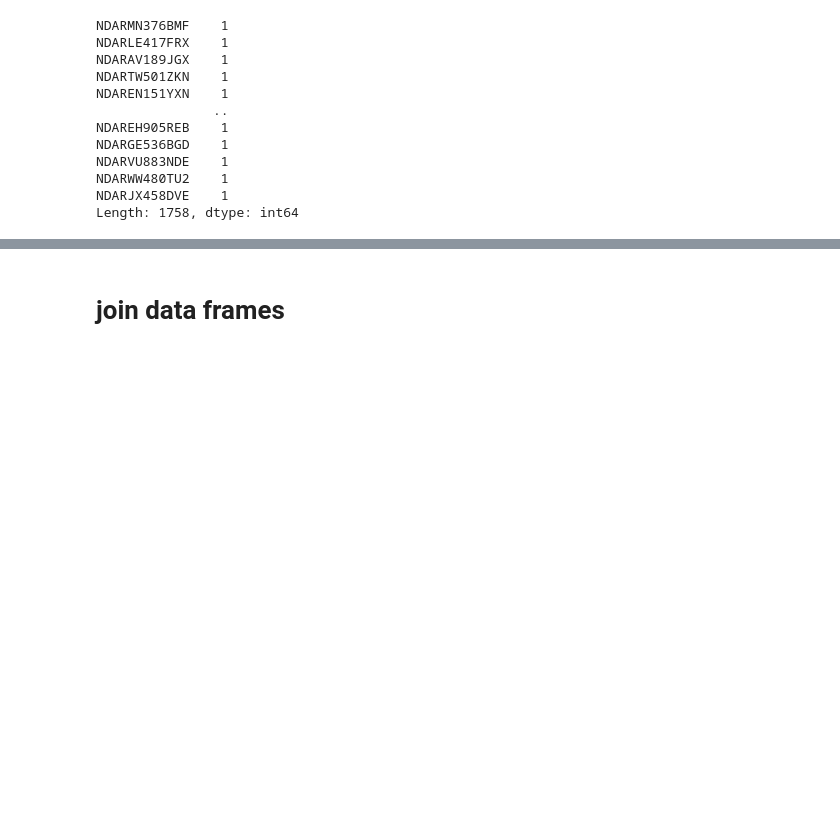
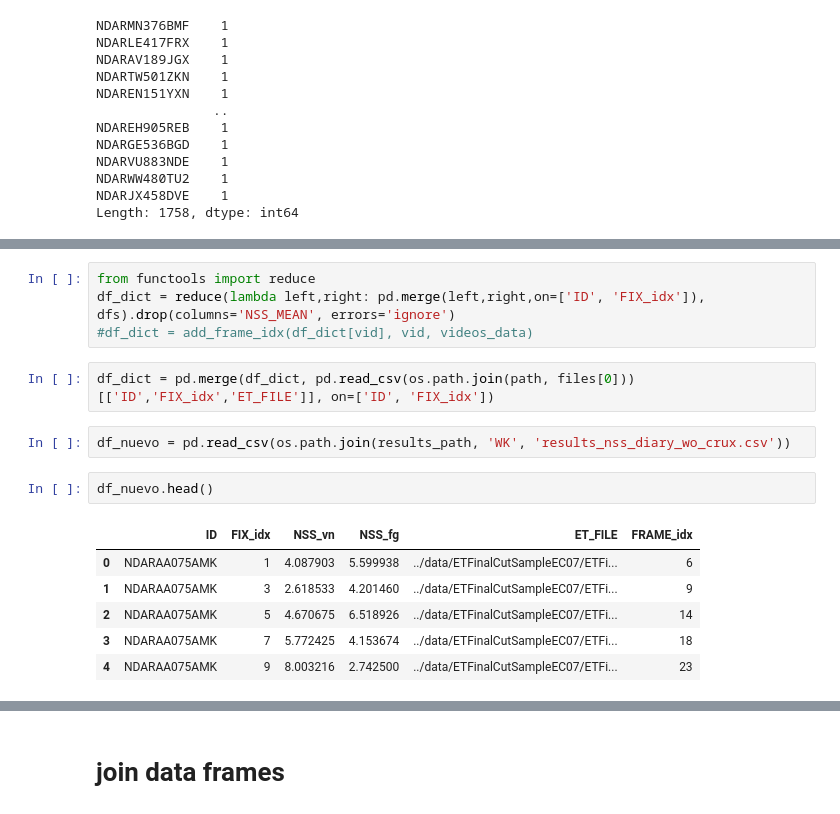
Before and after one commit to gastonbujia/SaliencyADHD, a Jupyter notebook: notebooks/data_check.ipynb, the cells around one changed output, grey strips where cells are left out. Saved outputs shown, nothing was run; the diff lists cells and outputs as text; blank space fills up the shorter version.

```diff
--- a/notebooks/data_check.ipynb
+++ b/notebooks/data_check.ipynb
@@ -77,0 +117,17 @@ Length: 1758, dtype: int64
+# %%
+from functools import reduce
+df_dict = reduce(lambda left,right: pd.merge(left,right,on=['ID', 'FIX_idx']), dfs).drop(columns='NSS_MEAN', errors='ignore')
+#df_dict = add_frame_idx(df_dict[vid], vid, videos_data)
+# %%
+df_dict = pd.merge(df_dict, pd.read_csv(os.path.join(path, files[0]))[['ID','FIX_idx','ET_FILE']], on=['ID', 'FIX_idx'])
+# %%
+df_nuevo = pd.read_csv(os.path.join(results_path, 'WK', 'results_nss_diary_wo_crux.csv'))
+# %%
+df_nuevo.head()
+# %% [output]
+|  | ID | FIX_idx | NSS_vn | NSS_fg | ET_FILE | FRAME_idx |
+| 0 | NDARAA075AMK | 1 | 4.087903 | 5.599938 | ../data/ETFinalCutSampleEC07/ETFi... | 6 |
+| 1 | NDARAA075AMK | 3 | 2.618533 | 4.201460 | ../data/ETFinalCutSampleEC07/ETFi... | 9 |
+| 2 | NDARAA075AMK | 5 | 4.670675 | 6.518926 | ../data/ETFinalCutSampleEC07/ETFi... | 14 |
+| 3 | NDARAA075AMK | 7 | 5.772425 | 4.153674 | ../data/ETFinalCutSampleEC07/ETFi... | 18 |
+| 4 | NDARAA075AMK | 9 | 8.003216 | 2.742500 | ../data/ETFinalCutSampleEC07/ETFi... | 23 |
```
Also changed, not shown: parts of 23 cells of this notebook, 6 other files.
